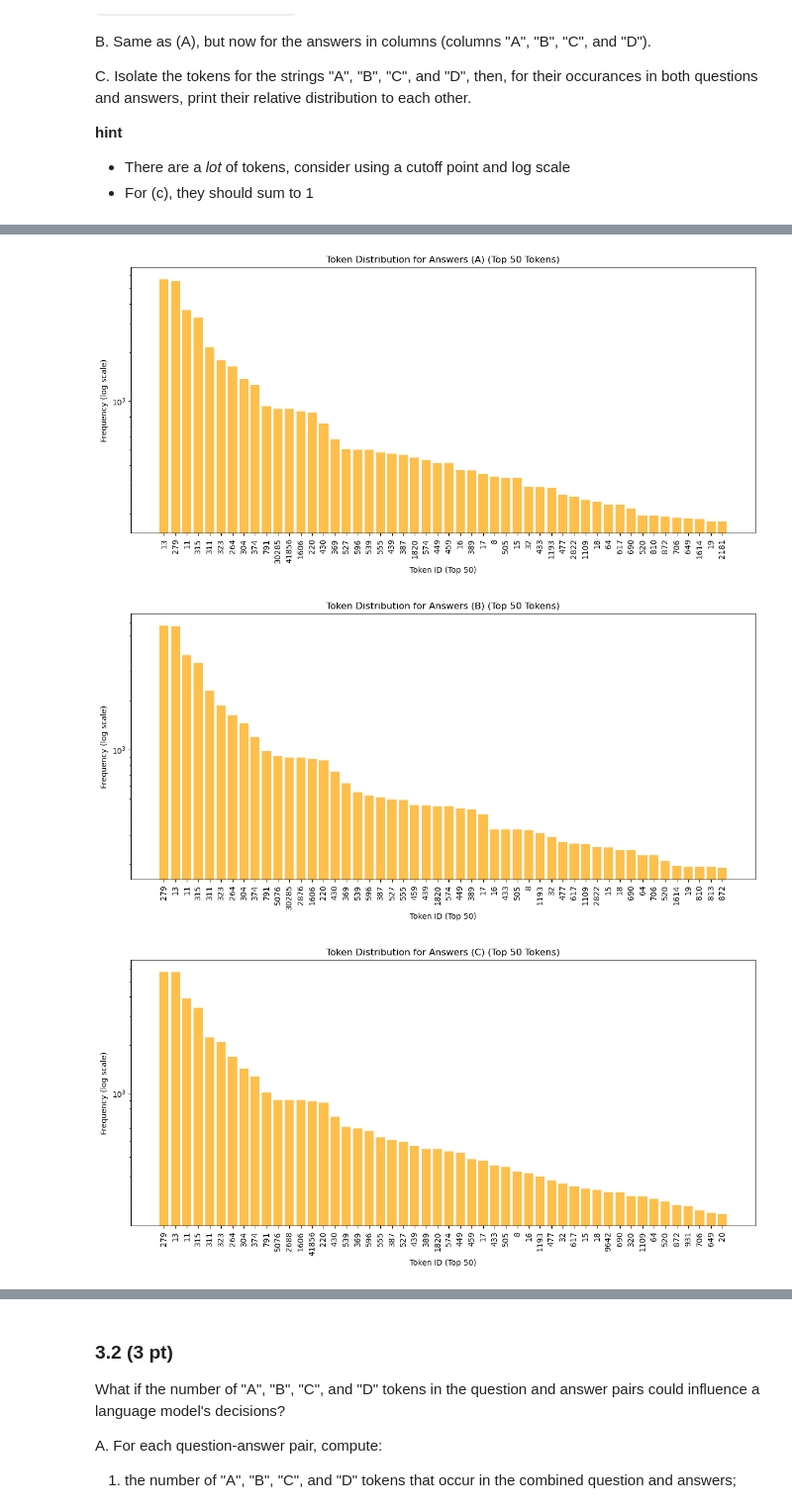
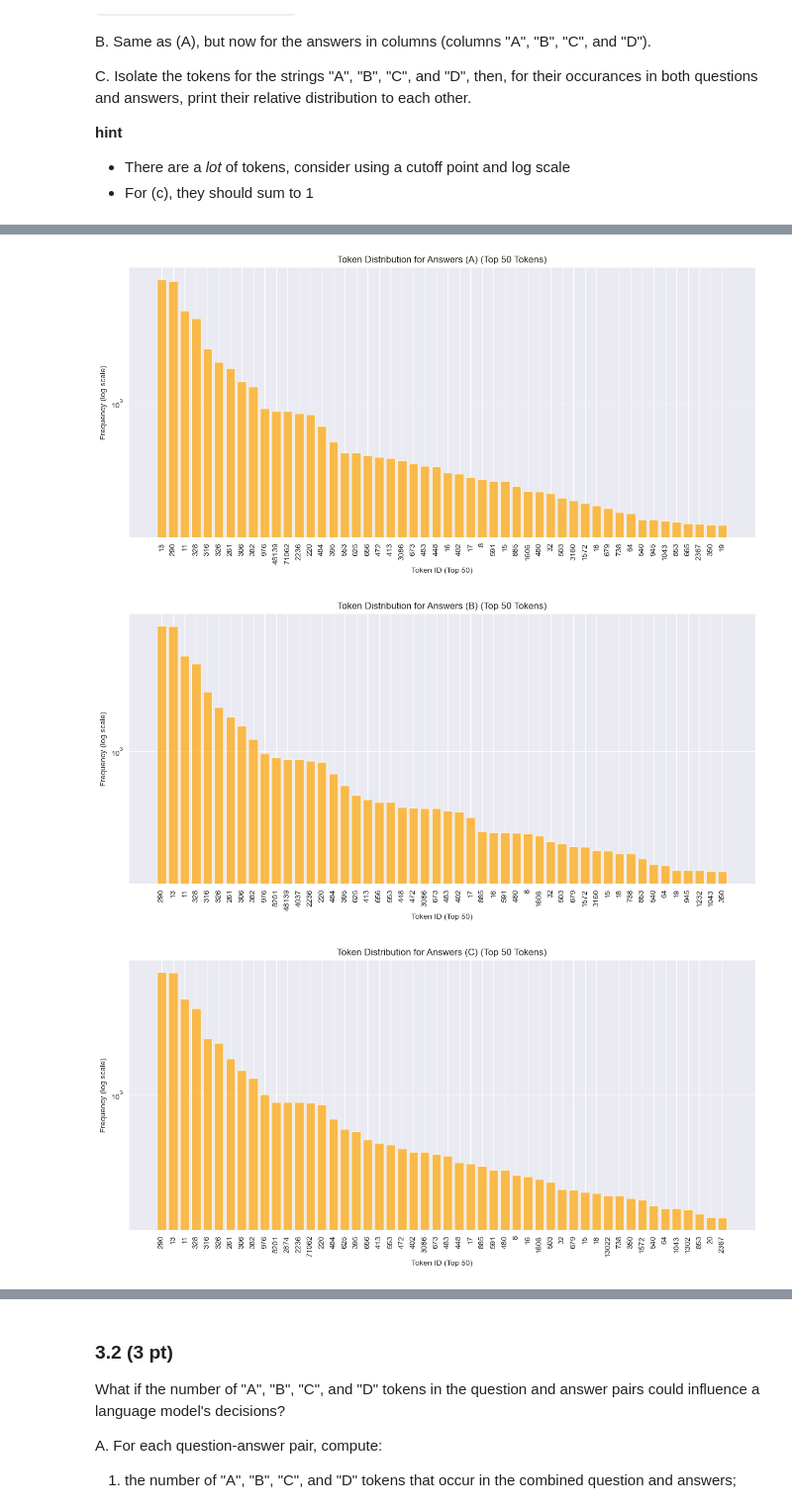
Before and after one commit to Jvviragine/data_analysis_um_course, a Jupyter notebook: data_clinics/clinic1/JV_Data_Clinic_1.ipynb, the cells around one changed output, grey strips where cells are left out. Shown at 99% size. Drawn from its saved outputs; the diff is of its cells as text; code cells hidden in the pictures.

```diff
--- a/data_clinics/clinic1/JV_Data_Clinic_1.ipynb
+++ b/data_clinics/clinic1/JV_Data_Clinic_1.ipynb
@@ -1557,7 +1557,7 @@ def tokenize_text(s):
         print("Please install the `tiktoken` package.")
         return []
 
-    enc = tiktoken.encoding_for_model('gpt-4')
+    enc = tiktoken.encoding_for_model('gpt-4o')
     return enc.encode(str(s))
 
 # Apply tokenization to the 'question' column
@@ -1641,39 +1641,39 @@ def tokenize_text(s):
         print("Please install the `tiktoken` package.")
         return []
 
-    enc = tiktoken.encoding_for_model('gpt-4')
+    enc = tiktoken.encoding_for_model('gpt-4o')
     return enc.encode(str(s))
 
 # Tokenize the answers in each column (A, B, C, D)
 for column in ["A", "B", "C", "D"]:
     df_test[f"{column}_tokens"] = df_test[column].apply(tokenize_text)
 
 # Plot token distributions for each column
 for column in ["A", "B", "C", "D"]:
     # Flatten tokens for the current column
     column_tokens = [token for tokens in df_test[f"{column}_tokens"] for token in tokens]
 
     # Count token frequencies
     token_counts = Counter(column_tokens)
 
     # Sort tokens by frequency
     sorted_tokens = sorted(token_counts.items(), key=lambda x: x[1], reverse=True)
 
     # Extract the top 50 tokens
     top_tokens = sorted_tokens[:50]
     tokens, counts = zip(*top_tokens)
 
     # Plot the token distribution (log scale)
     plt.figure(figsize=(12, 6))
     plt.bar(range(len(tokens)), counts, color='orange', alpha=0.7)
     plt.yscale('log')
     plt.xticks(range(len(tokens)), tokens, rotation=90)
     plt.xlabel('Token ID (Top 50)')
     plt.ylabel('Frequency (log scale)')
     plt.title(f'Token Distribution for Answers ({column}) (Top 50 Tokens)')
     plt.tight_layout()
     plt.show()
 # %% [output]
-[figure, old version]
+[figure, new version]
-[figure, old version]
+[figure, new version]
-[figure, old version]
+[figure, new version]
```
Also changed, not shown: parts of 15 cells of this notebook.
